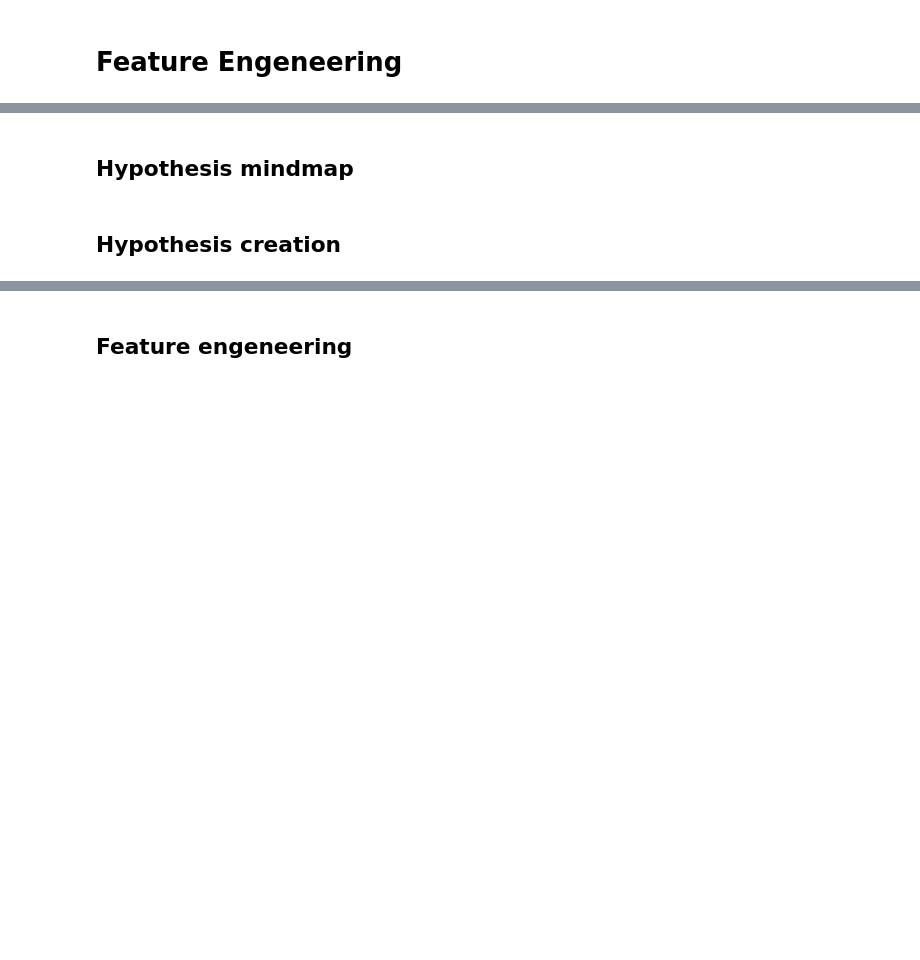
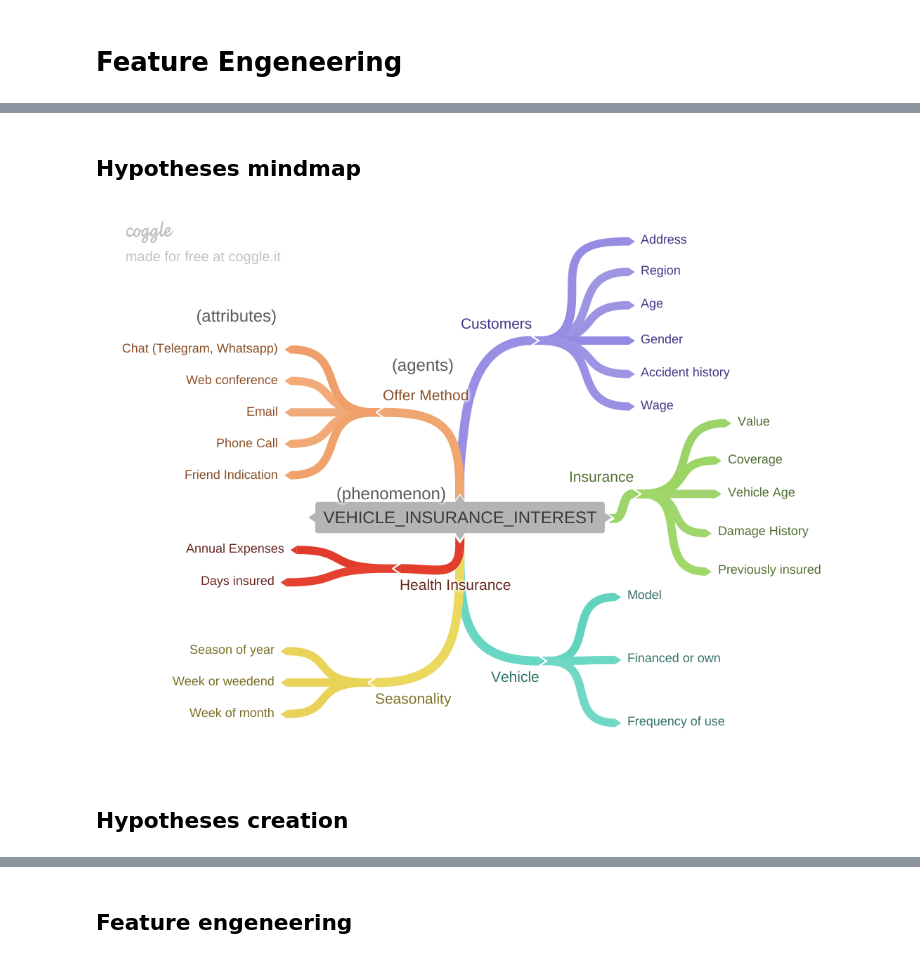
Before and after one commit to nortonvanz/Health-Insurance-Ranking, a Jupyter notebook: health_insurance_cross-sell/notebooks/pa004_version_1.ipynb, the cells around one changed output, grey strips where cells are left out. Saved outputs shown, nothing was run; the diff lists cells and outputs as text; code cells hidden in the pictures; blank space fills up the shorter version.

```diff
--- a/health_insurance_cross-sell/notebooks/pa004_version_1.ipynb
+++ b/health_insurance_cross-sell/notebooks/pa004_version_1.ipynb
@@ -414,7 +699,9 @@ df1
 # %% [markdown]
-## Hypothesis mindmap
+## Hypotheses mindmap
 # %%
-#hypothesis mindmap
-Image( imagepath+'mindmap_hypothesis.png' )
+#hypotheses mindmap
+Image( imagepath+'mindmap_hypotheses.png' )
+# %% [output]
+[figure, added]
 # %% [markdown]
-## Hypothesis creation
+## Hypotheses creation
```
Also changed, not shown: parts of 106 cells of this notebook.
